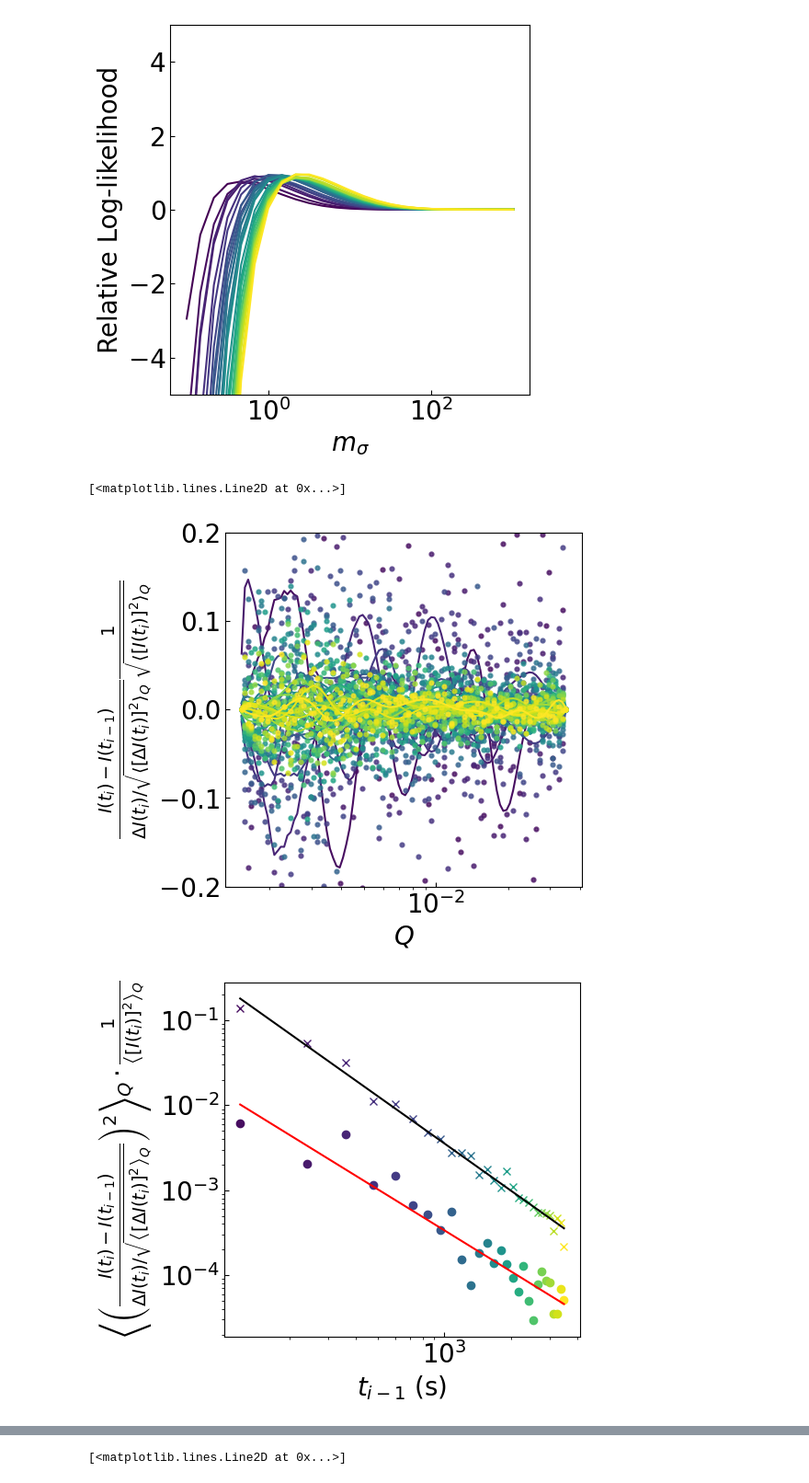
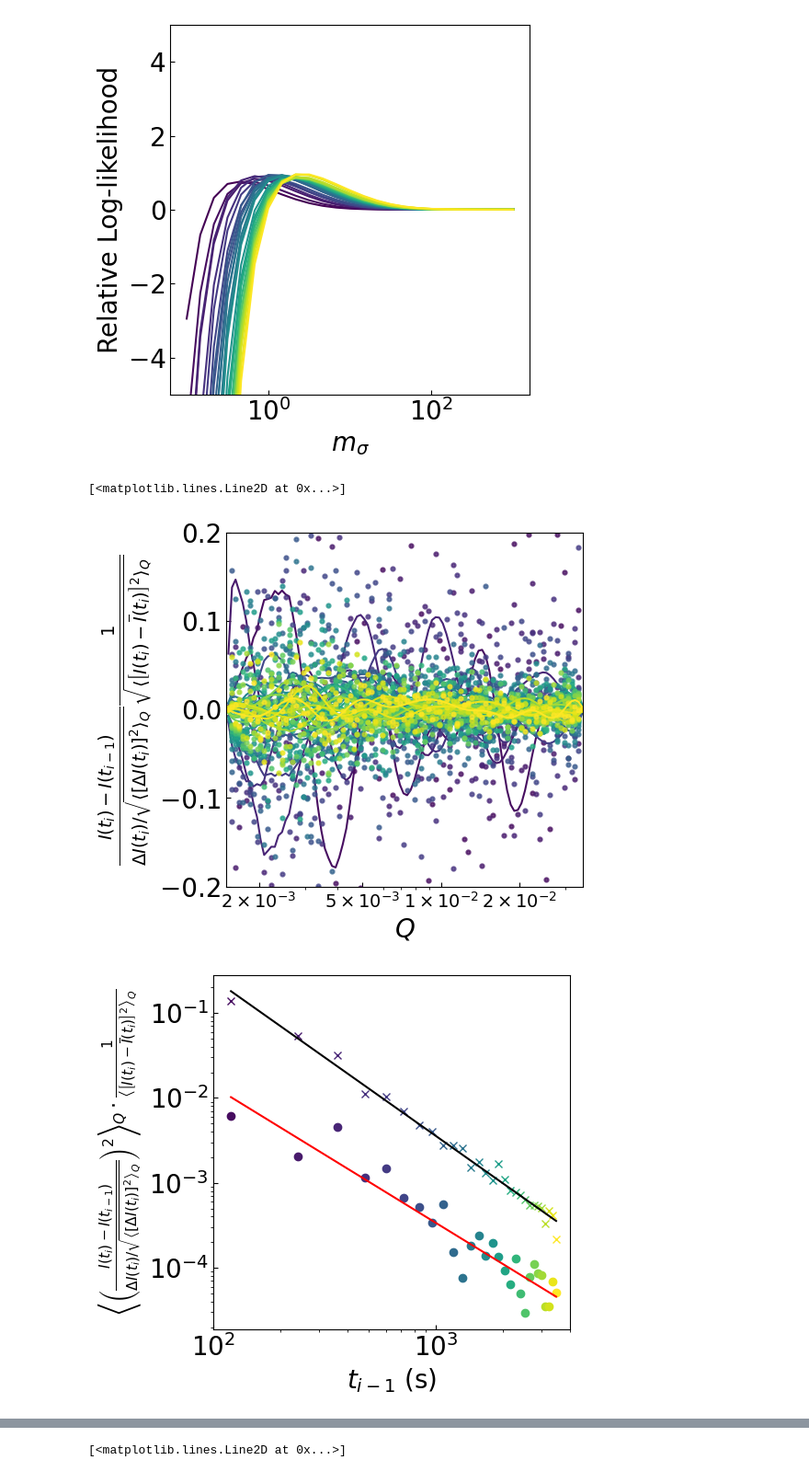
Before and after one commit to ch-tung/MLSR, a Jupyter notebook: test_end_measure.ipynb, the cells around one changed output, grey strips where cells are left out. Shown at 92% size. Saved outputs shown, nothing was run; the diff lists cells and outputs as text; code cells hidden in the pictures.

Commit message:
fixed figures

```diff
--- a/test_end_measure.ipynb
+++ b/test_end_measure.ipynb
@@ -428,19 +428,44 @@ for i_t, time in enumerate(time_list):
     ax.plot(q_s, (I_exp-I_exp_prev)/relative_err_Q, '.', color=colors[i_t], alpha=0.75, markeredgewidth=1.5)
     ax.plot(q_s, (I_gp-I_gp_prev)/relative_err_Q, '-', color = colors[i_t])
     ax.set_xlabel(r'$Q$', fontsize=20)
-    ax.set_ylabel(r'$\frac{I(t_i) - I(t_{i-1})}{\Delta I(t_i)/\sqrt{\langle \left[\Delta I(t_i)\right]^2 \rangle_Q}} \frac{1}{\sqrt{\langle \left[I(t_i)\right]^2 \rangle_Q}}$', fontsize=20)
+    ax.set_ylabel(r'$\frac{I(t_i) - I(t_{i-1})}{\Delta I(t_i)/\sqrt{\langle \left[\Delta I(t_i)\right]^2 \rangle_Q}} \frac{1}{\sqrt{\langle \left[I(t_i)-\overline{I}(t_i)\right]^2 \rangle_Q}}$', fontsize=20)
     ax.set_xscale('log')
     ax.set_ylim([-0.2, 0.2])
     ax.tick_params(direction='in', labelsize=20)
+    # Add custom ticks without removing the default log ticks and minor ticks
+    custom_ticks = [2e-3, 5e-3, 1e-2, 2e-2]
+    # Get current major ticks
+    current_major = ax.get_xticks()
+    # Combine and sort unique ticks
+    all_major = np.unique(np.concatenate([current_major, custom_ticks]))
+    ax.set_xticks(all_major)
+    # Set custom labels only for the custom ticks, blank for others
+    labels = []
+    for tick in all_major:
+        if np.isclose(tick, 2e-3):
+            labels.append(r'$2 \times 10^{-3}$')
+        elif np.isclose(tick, 5e-3):
+            labels.append(r'$5 \times 10^{-3}$')
+        elif np.isclose(tick, 1e-2):
+            labels.append(r'$1 \times 10^{-2}$')
+        elif np.isclose(tick, 2e-2):
+            labels.append(r'$2 \times 10^{-2}$')
+        else:
+            labels.append('')
+    ax.set_xticklabels(labels)
+    # Keep minor ticks as is (LogLocator handles them)
+    ax.set_xlim([1.5e-3, 3.5e-2])
+    ax.tick_params(axis='x', direction='in', labelsize=14)
 
     ax2.plot(time_prev, np.mean(((I_gp-I_gp_prev)/relative_err_Q)**2), 'o', color = colors[i_t], label = f'time {time:0.0f} min')
     ax2.plot(time_prev, np.mean(((I_exp-I_exp_prev)/relative_err_Q)**2), 'x', color = colors[i_t], label = f'time {time:0.0f} min')
     ax2.set_yscale('log')
     ax2.set_xscale('log')
     ax2.set_xlabel(r'$t_{i-1}\ (\mathrm{s})$', fontsize=20)
-    ax2.set_ylabel(r'$\left\langle \left( \frac{I(t_i) - I(t_{i-1})}{\Delta I(t_i)/\sqrt{\left\langle \left[\Delta I(t_i)\right]^2 \right\rangle_Q}} \right)^2 \right\rangle_Q \cdot \frac{ 1 }{ \left\langle \left[I(t_i)\right]^2 \right\rangle_Q }$',
-                   fontsize=20)
+    ax2.set_ylabel(r'$\left\langle \left( \frac{I(t_i) - I(t_{i-1})}{\Delta I(t_i)/\sqrt{\left\langle \left[\Delta I(t_i)\right]^2 \right\rangle_Q}} \right)^2 \right\rangle_Q \cdot \frac{ 1 }{ \left\langle \left[I(t_i)-\overline{I}(t_i)\right]^2 \right\rangle_Q }$',
+                   fontsize=16)
     ax2.tick_params(direction='in', labelsize=20)
+    ax2.set_xlim([1e2, 4e3])
 
     ax3.plot(q_s, I_gp_prev, '-', color = colors[i_t])
     ax3.set_xlabel(r'$Q$', fontsize=20)
@@ -457,35 +482,35 @@ for i_t, time in enumerate(time_list):
     ax4.set_xscale('log')
     ax4.tick_params(direction='in', labelsize=20)
     ax4.set_ylim(ylim)
     # ax4.set_yscale('log')
 
     list_mse.append(np.mean(((I_gp-I_gp_prev)/relative_err_Q)**2))
     list_mse_exp.append(np.mean(((I_exp-I_exp_prev)/relative_err_Q)**2))
 # convert the lists to numpy arrays
 list_mse = np.array(list_mse)
 list_mse_exp = np.array(list_mse_exp)
 
 
 log_time = np.log(time_list[:-1])
 log_mse = np.log(list_mse)
 log_mse_exp = np.log(list_mse_exp)
 
 # Prepare the X matrix with ones and log_time
 X = np.vstack([np.ones_like(log_time), log_time]).T
 
 # Solve for coefficients using least squares
 A, _, _, _ = np.linalg.lstsq(X, log_mse, rcond=None)
 A_exp, _, _, _ = np.linalg.lstsq(X, log_mse_exp, rcond=None)
 
 slope, intercept = A[1], A[0]
 slope_exp, intercept_exp = A_exp[1], A_exp[0]
 
 ax2.plot(time_list[:-1], np.exp(intercept + slope * log_time), color='r', alpha=1)
 ax2.plot(time_list[:-1], np.exp(intercept_exp + slope_exp * log_time), color='k', alpha=1)
 # %% [output]
 [<matplotlib.lines.Line2D at 0x...>]
-[figure, old version]
+[figure, new version]
-[figure, old version]
+[figure, new version]
 [figure]
 [figure]
 # %%
```
Also changed, not shown: parts of 3 cells of this notebook, 1 other file.
